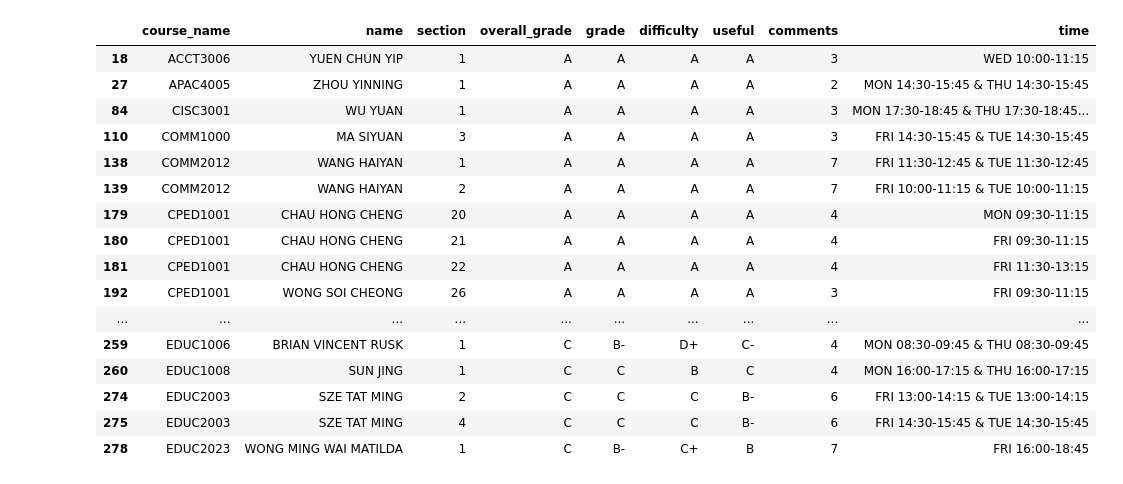
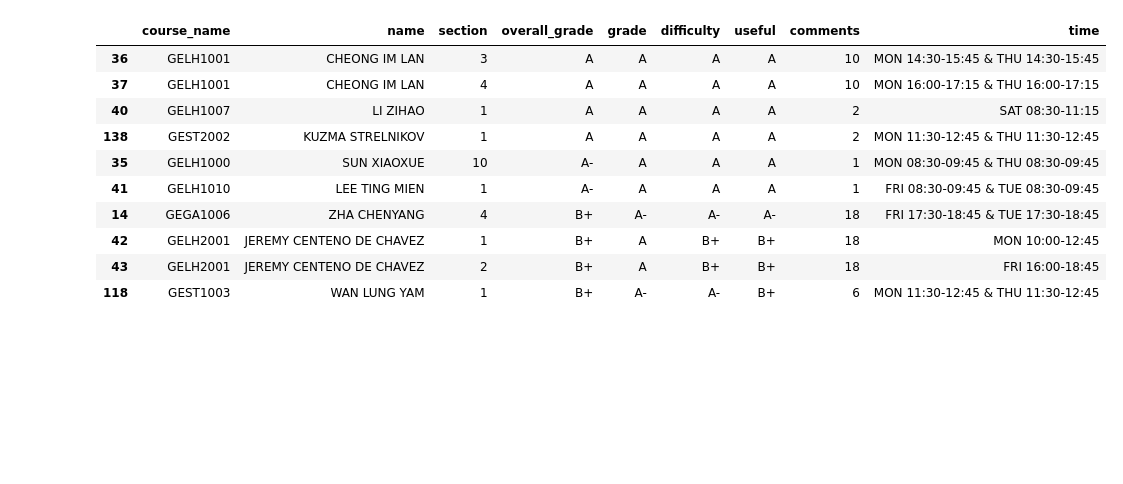
Before and after one commit to 2646044472/UMADA-UMacAddDropAssistant, a Jupyter notebook: tools/data_merge.ipynb, the cells around one changed output. Saved outputs shown, nothing was run; the diff lists cells and outputs as text; code cells hidden in the pictures; blank space fills up the shorter version.

```diff
--- a/tools/data_merge.ipynb
+++ b/tools/data_merge.ipynb
@@ -1,7 +4,7 @@
 # %%
 import numpy as np
 import pandas as pd
-df = pd.read_csv('CM_raw.csv')
+df = pd.read_csv(f'{class_type}_raw.csv')
 # %%
 df = df[df['comments'] != 0]
 # %%
@@ -66,5 +18,5 @@ See the caveats in the documentation: https://pandas.pydata.org/pandas-docs/stab
 # %%
-df_ratings = df_sorted
+df_ratings = df
 df_ratings[:10]
 # %% [output]
 |  | course_name | name | overall_grade | grade | difficulty | useful | comments |
@@ -81,10 +33,7 @@ df_ratings[:10]
 # %%
 import pandas as pd
 
-# 读取 Excel 文件
-df_schedule = pd.read_excel("CM.xlsx", skiprows=3)
-
-# 重命名关键列
+df_schedule = pd.read_excel(f"{class_type}.xlsx", skiprows=3)
 df_schedule = df_schedule.rename(columns={
     "Unnamed: 2": "Course Code",
     "Unnamed: 3": "Course Title",
@@ -95,15 +44,12 @@ df_schedule = df_schedule.rename(columns={
     "Unnamed: 12": "Time To"
 })
 
-# 创建时间信息
 df_schedule['Time'] = df_schedule['Day'] + ' ' + df_schedule['Time From'].astype(str) + '-' + df_schedule['Time To'].astype(str)
 
-# 创建一个映射字典
 course_info = df_schedule.groupby(['Course Code', 'Teacher Information']).apply(
     lambda x: x[['Section', 'Time']].to_dict('records')
 ).to_dict()
 
-# 处理 df_ratings
 result = []
 for _, row in df_ratings.iterrows():
     key = (row['course_name'], row['name'])
@@ -119,9 +65,6 @@ for _, row in df_ratings.iterrows():
                 'time': section_info['Time']
             })
 
-# 创建新的 DataFrame
 df_expanded = pd.DataFrame(result)
-
-# 显示结果
-df_expanded
+df_expanded[:10]
 # %% [output]
@@ -181,45 +112,34 @@ df_merged['section'] = df_merged['section'].astype(int)
 # %%
 df = df_merged
 # %%
-import pandas as pd
-
-# 定义一个字典来映射等级到数值，以便排序
 grade_order = {
     'A+': 12, 'A': 11, 'A-': 10,
     'B+': 9, 'B': 8, 'B-': 7,
     'C+': 6, 'C': 5, 'C-': 4,
     'D+': 3, 'D': 2, 'D-': 1,
     'F': 0
 }
 
 def grade_to_numeric(grade):
-    return grade_order.get(grade, -1)  # 如果等级不在字典中，返回-1
+    return grade_order.get(grade, -1)
 
-# 假设数据已经在一个名为 df 的 DataFrame 中
 sorted_df = df.sort_values(
     by=['overall_grade', 'course_name', 'name'],
     key=lambda x: x.map(lambda y: grade_to_numeric(y) if x.name == 'overall_grade' else y),
-    ascending=[False, True, True]  # overall_grade 降序，其他升序
+    ascending=[False, True, True]
 )
 
-# 显示排序后的结果
-sorted_df
+sorted_df[:10]
 # %% [output]
 |  | course_name | name | section | overall_grade | grade | difficulty | useful | comments | time |
-| 18 | ACCT3006 | YUEN CHUN YIP | 1 | A | A | A | A | 3 | WED 10:00-11:15 |
-| 27 | APAC4005 | ZHOU YINNING | 1 | A | A | A | A | 2 | MON 14:30-15:45 & THU 14:30-15:45 |
-| 84 | CISC3001 | WU YUAN | 1 | A | A | A | A | 3 | MON 17:30-18:45 & THU 17:30-18:45... |
-| 110 | COMM1000 | MA SIYUAN | 3 | A | A | A | A | 3 | FRI 14:30-15:45 & TUE 14:30-15:45 |
-| 138 | COMM2012 | WANG HAIYAN | 1 | A | A | A | A | 7 | FRI 11:30-12:45 & TUE 11:30-12:45 |
-| 139 | COMM2012 | WANG HAIYAN | 2 | A | A | A | A | 7 | FRI 10:00-11:15 & TUE 10:00-11:15 |
-| 179 | CPED1001 | CHAU HONG CHENG | 20 | A | A | A | A | 4 | MON 09:30-11:15 |
-| 180 | CPED1001 | CHAU HONG CHENG | 21 | A | A | A | A | 4 | FRI 09:30-11:15 |
-| 181 | CPED1001 | CHAU HONG CHENG | 22 | A | A | A | A | 4 | FRI 11:30-13:15 |
-| 192 | CPED1001 | WONG SOI CHEONG | 26 | A | A | A | A | 3 | FRI 09:30-11:15 |
-| ... | ... | ... | ... | ... | ... | ... | ... | ... | ... |
-| 259 | EDUC1006 | BRIAN VINCENT RUSK | 1 | C | B- | D+ | C- | 4 | MON 08:30-09:45 & THU 08:30-09:45 |
-| 260 | EDUC1008 | SUN JING | 1 | C | C | B | C | 4 | MON 16:00-17:15 & THU 16:00-17:15 |
-| 274 | EDUC2003 | SZE TAT MING | 2 | C | C | C | B- | 6 | FRI 13:00-14:15 & TUE 13:00-14:15 |
-| 275 | EDUC2003 | SZE TAT MING | 4 | C | C | C | B- | 6 | FRI 14:30-15:45 & TUE 14:30-15:45 |
-| 278 | EDUC2023 | WONG MING WAI MATILDA | 1 | C | B- | C+ | B | 7 | FRI 16:00-18:45 |
+| 36 | GELH1001 | CHEONG IM LAN | 3 | A | A | A | A | 10 | MON 14:30-15:45 & THU 14:30-15:45 |
+| 37 | GELH1001 | CHEONG IM LAN | 4 | A | A | A | A | 10 | MON 16:00-17:15 & THU 16:00-17:15 |
+| 40 | GELH1007 | LI ZIHAO | 1 | A | A | A | A | 2 | SAT 08:30-11:15 |
+| 138 | GEST2002 | KUZMA STRELNIKOV | 1 | A | A | A | A | 2 | MON 11:30-12:45 & THU 11:30-12:45 |
+| 35 | GELH1000 | SUN XIAOXUE | 10 | A- | A | A | A | 1 | MON 08:30-09:45 & THU 08:30-09:45 |
+| 41 | GELH1010 | LEE TING MIEN | 1 | A- | A | A | A | 1 | FRI 08:30-09:45 & TUE 08:30-09:45 |
+| 14 | GEGA1006 | ZHA CHENYANG | 4 | B+ | A- | A- | A- | 18 | FRI 17:30-18:45 & TUE 17:30-18:45 |
+| 42 | GELH2001 | JEREMY CENTENO DE CHAVEZ | 1 | B+ | A | B+ | B+ | 18 | MON 10:00-12:45 |
+| 43 | GELH2001 | JEREMY CENTENO DE CHAVEZ | 2 | B+ | A | B+ | B+ | 18 | FRI 16:00-18:45 |
+| 118 | GEST1003 | WAN LUNG YAM | 1 | B+ | A- | A- | B+ | 6 | MON 11:30-12:45 & THU 11:30-12:45 |
 # %%
```
Also changed, not shown: parts of 7 cells of this notebook, 1 other file.
